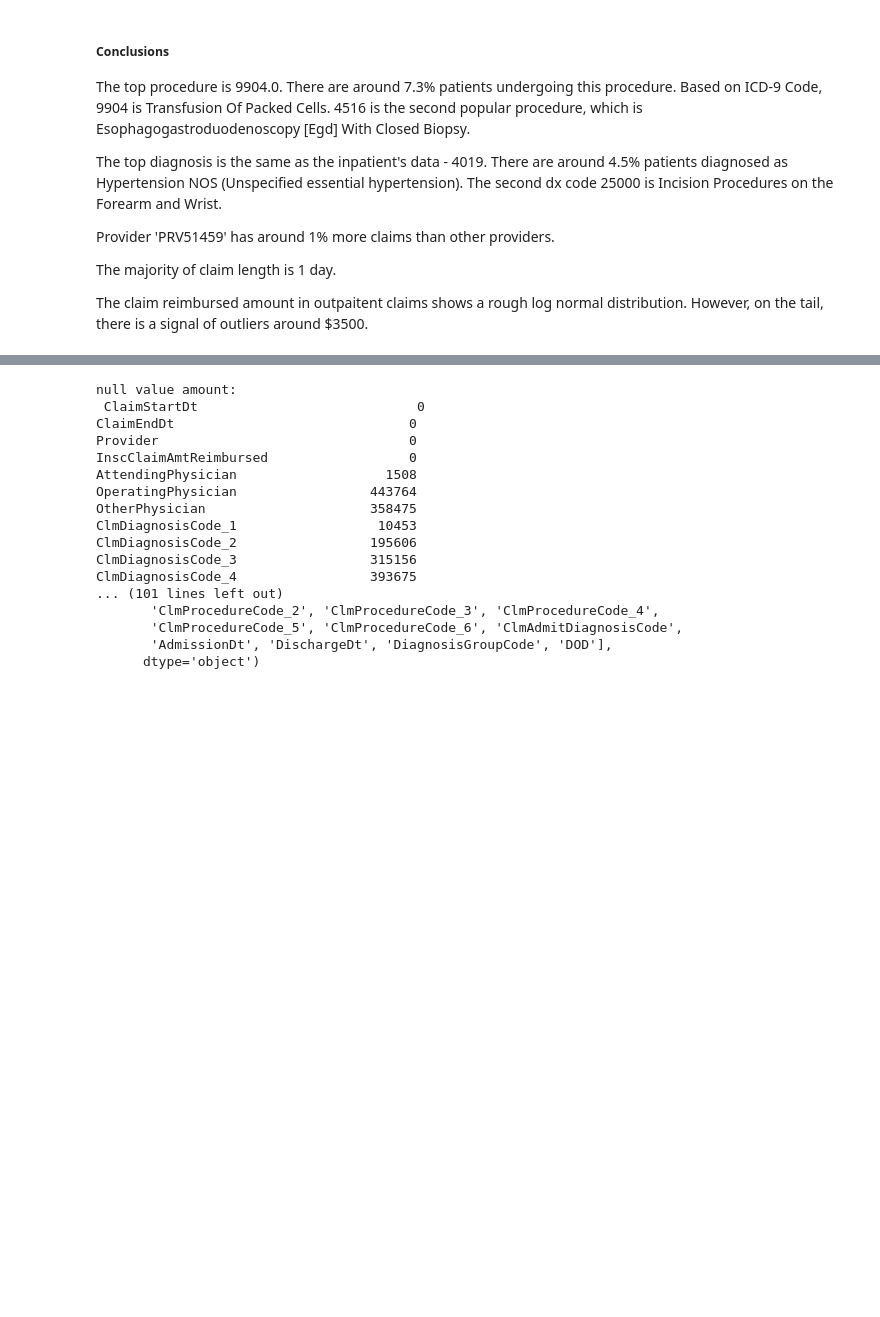
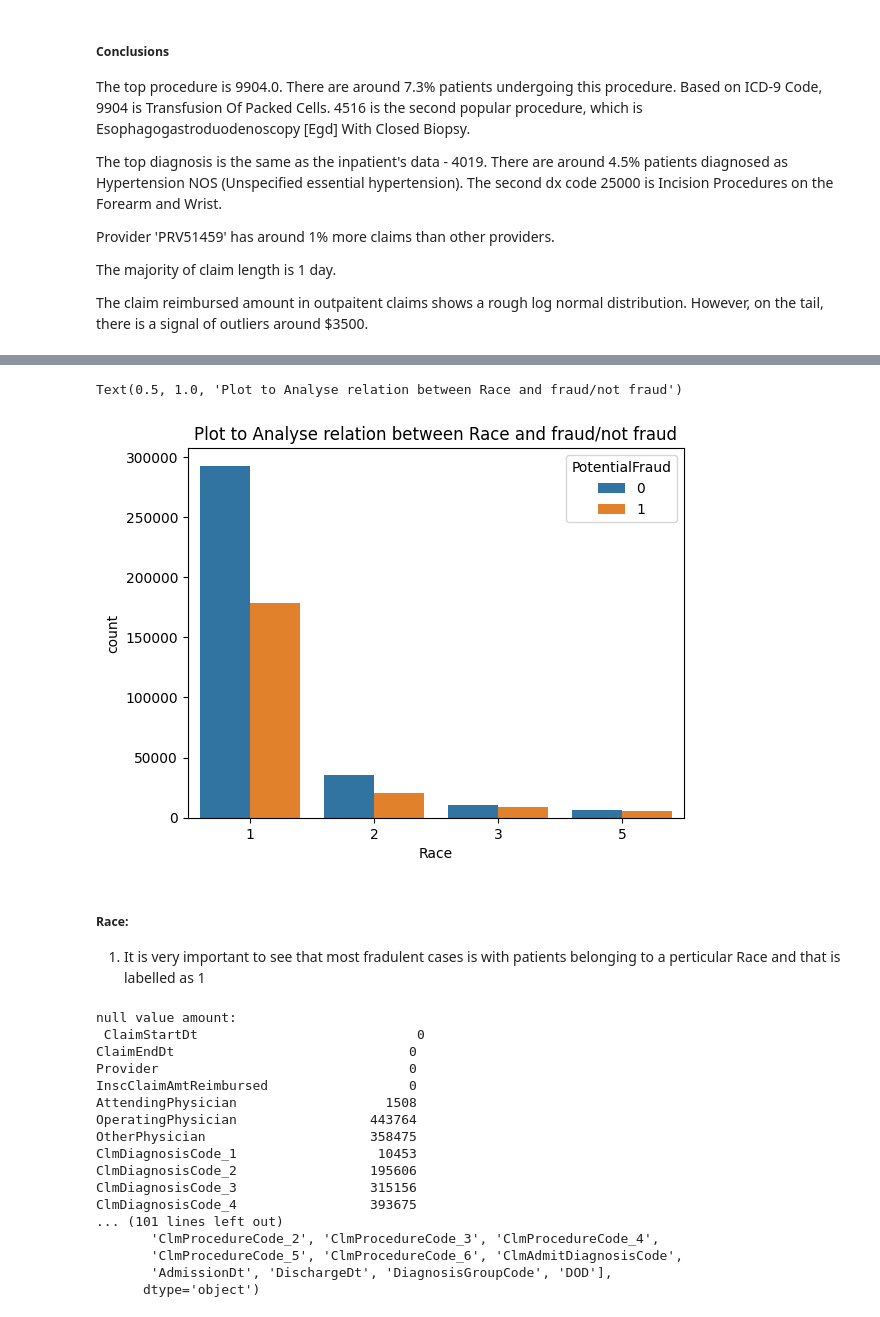
Before and after one commit to yingliu1206/Fraud-detection-In-Health-Care, a Jupyter notebook: code.ipynb, the cells around one changed output, grey strips where cells are left out. Cells and saved outputs as stored; diff of their text form; code cells hidden in the pictures; blank space fills up the shorter version.

```diff
--- a/code.ipynb
+++ b/code.ipynb
@@ -383,3 +538,13 @@ ClmDiagnosisCode_4                 393675
+# %%
+ax = sns.countplot(x='Race',data=df,hue='PotentialFraud')
+ax.set_title("Plot to Analyse relation between Race and fraud/not fraud")
+# %% [output]
+Text(0.5, 1.0, 'Plot to Analyse relation between Race and fraud/not fraud')
+[figure, added]
+# %% [markdown]
+##### Race:
+
+1. It is very important to see that most fradulent cases is with patients belonging to a perticular Race and that is labelled as 1
 # %%
 # deal with dx code and proc code
 # Applying coalesce function to dx columns
```
Also changed, not shown: parts of 33 cells of this notebook.
